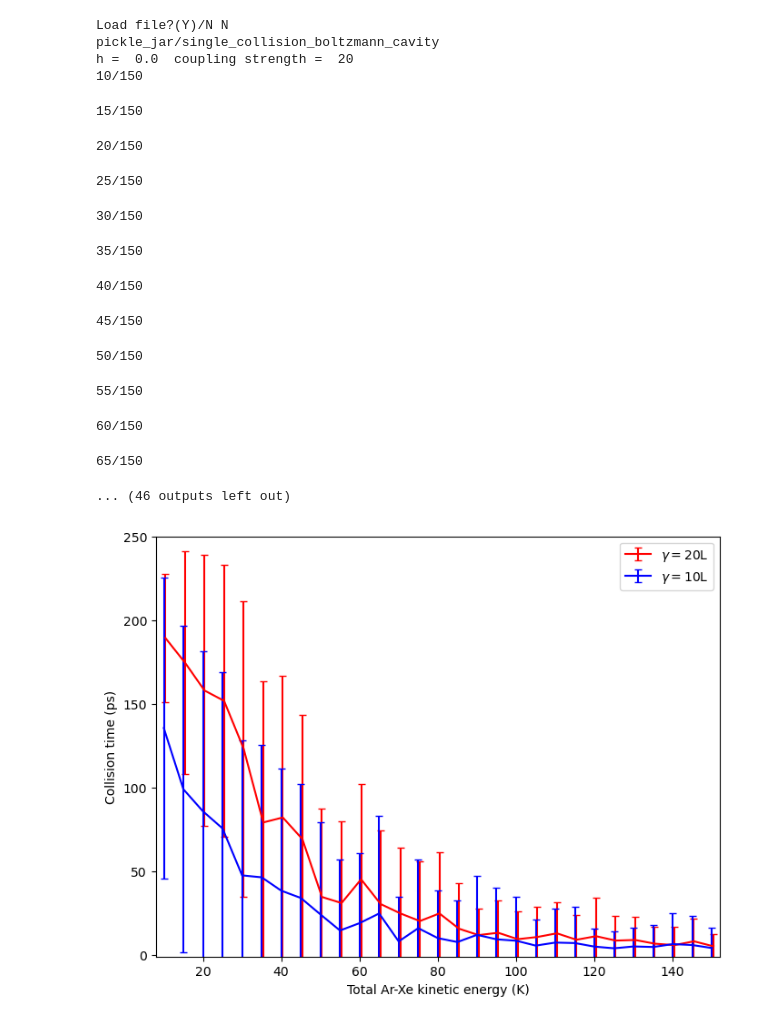
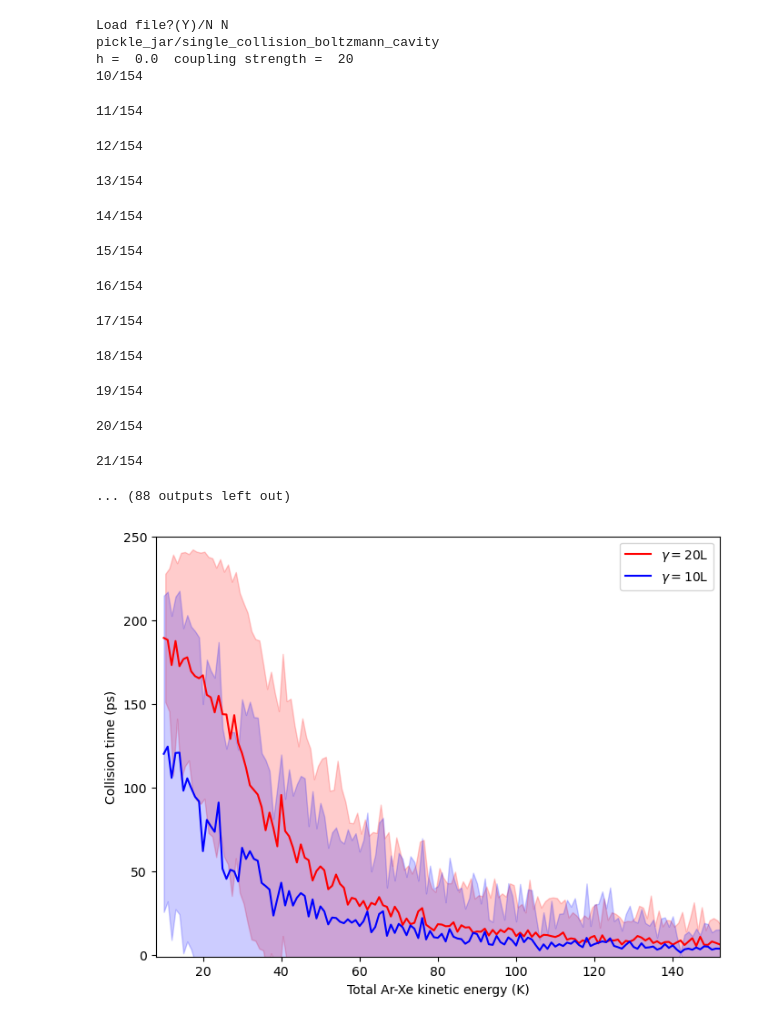
Before and after one commit to RibeiroGroup/Molecular-Dynamics-for-CIS, a Jupyter notebook: src/analyze_single.ipynb, the cells around one changed output. Drawn from its saved outputs; the diff is of its cells as text; code cells hidden in the pictures.

```diff
--- a/src/analyze_single.ipynb
+++ b/src/analyze_single.ipynb
@@ -355,7 +364,7 @@ if prompt != 'N':
     raise Exception
 
 iplist = [0.0]
-Tlist = list(np.arange(10, 155, 5))
+Tlist = list(np.arange(10, 155, 1))
 
 cavity_init = 'boltzmann'
 save_path = 'pickle_jar/single_collision_{}_cavity'.format(cavity_init)
@@ -406,19 +415,19 @@ with open(save_path + '/collide_time_dict100.pkl','wb') as handle:
 Load file?(Y)/N N
 pickle_jar/single_collision_boltzmann_cavity
 h =  0.0  coupling strength =  20
-10/150
+10/154
-15/150
+11/154
-20/150
+12/154
-25/150
+13/154
-30/150
+14/154
-35/150
+15/154
-40/150
+16/154
-45/150
+17/154
-50/150
+18/154
-55/150
+19/154
-60/150
+20/154
-65/150
+21/154
-... (46 outputs left out)
+... (88 outputs left out)
 # %%
 ROOT = 'pickle_jar'
 with open(ROOT+'/single_collision_boltzmann_cavity/collide_time_dict100.pkl', 'rb') as handle:
@@ -429,39 +438,45 @@ label = {10:"10L", 20:"20L"}
 
 fig,ax = plt.subplots(1, figsize = (8,6))
 for i, (coup_str, coup_str_dict) in enumerate(result_dict.items()):
     mean_collide_time = []
     std_collide_time = []
     Tlist = []
     h_dict = coup_str_dict[0.0]
     for t, collide_tlist in h_dict.items():
         Tlist.append(t)
         mean_collide_time.append(np.mean(collide_tlist))
         std_collide_time.append(np.std(collide_tlist))
 
     mean_collide_time = np.array(mean_collide_time)
     std_collide_time = np.array(std_collide_time)
 
     if coup_str == 20: i = 1
     elif coup_str == 10: i = 0
     #ax.plot(Tlist, mean_collide_time)
-    ax.errorbar(
-        np.array(Tlist) + 0.4 * i, mean_collide_time,
-        yerr = std_collide_time, capsize = 3,
-        c = color_list[i],
-        label = r'$\gamma = ${}'.format(label[coup_str]),
+    ax.fill_between(
+        np.array(Tlist) + 0.4 * i,
+        mean_collide_time + std_collide_time,
+        mean_collide_time - std_collide_time,
+        color = color_list[i],
+        alpha = 0.2
+    )
+    ax.plot(
+        np.array(Tlist), mean_collide_time,
+        color = color_list[i],
+        label = r'$\gamma = ${}'.format(label[coup_str])
     )
     ax.set_ylim(-1, 250)
     ax.set_xlim(8, 152)
 
 #ax[0].set_ylabel(r'Ar-Xe distance (nm)')
 ax.set_ylabel(r'Collision time (ps)')
 
 ax.set_xlabel('Total Ar-Xe kinetic energy (K)')
 ax.legend()
 
 fig.savefig('figure/manuscript/boltzmann_collision_time.jpeg', dpi = 600, bbox_inches = 'tight')
 # %% [output]
-[figure, old version]
+[figure, new version]
 # %%
 #
 # Record (trajectory @ 40K, highest temperature that Ar-Xe complex form, previous temperature)
```
Also changed, not shown: parts of 7 cells of this notebook, 4 other files.
